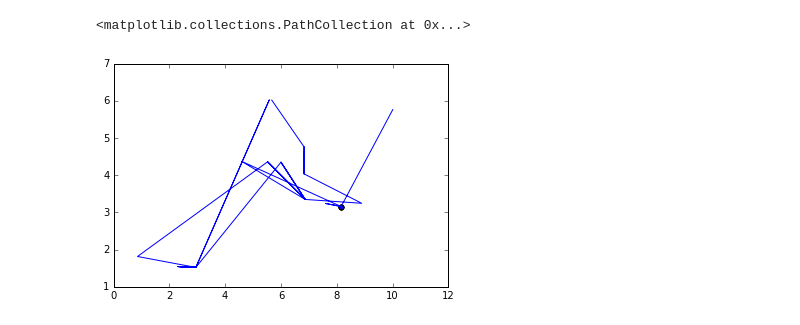
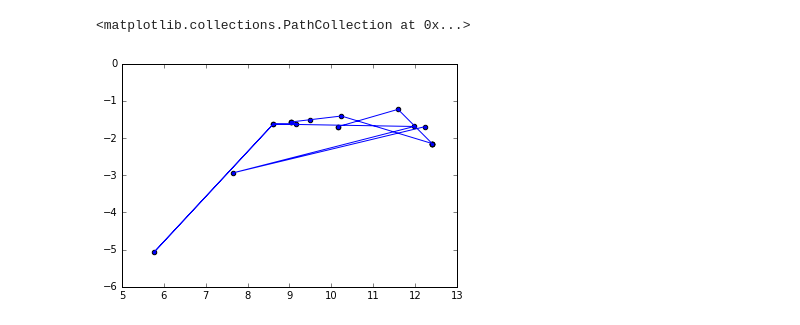
Before and after one commit to Informhunter/IPS, a Jupyter notebook: JupiterNB/data_from_db_analysis/data_overview.ipynb, the cells around one changed output. Cells and saved outputs as stored; diff of their text form; code cells hidden in the pictures.

```diff
--- a/JupiterNB/data_from_db_analysis/data_overview.ipynb
+++ b/JupiterNB/data_from_db_analysis/data_overview.ipynb
@@ -70,5 +70,5 @@ def plot_session(df):
 # %%
-def filter_session(sess_df):
+def filter_session(sess_df, ):
     result = pd.DataFrame()
     for minor in sess_df.Minor.unique():
         result = result.append(rssi_lowess_smooth(sess_df[sess_df.Minor == minor]))
@@ -88,5 +88,5 @@ plot_session(sess)
 # %%
-filtered_df = filter_rssi_df(df)
+filtered_df = filter_rssi_df(df[df.SessId != 32])
 # %%
 filtered_df.head()
 # %% [output]
@@ -103,0 +106,2 @@ route_1_rssi = route_1_rssi[route_1_rssi.UUID == 'b9407f30f5f8466eaff925556b57fe
+# %%
+route_1_rssi = df[df.SessId == 32]
@@ -203,8 +209,8 @@ for b in test_bins:
     x.append(pos.calc_x())
     y.append(pos.calc_y())
 # %%
-plt.plot(x, y)
-plt.scatter(x[15:25], y[15:25])
+plt.plot(x[:20], -np.array(y[:20]))
+plt.scatter(x[:20], -np.array(y[:20]))
 # %% [output]
 <matplotlib.collections.PathCollection at 0x...>
-[figure, old version]
+[figure, new version]
```
Also changed, not shown: parts of 23 cells of this notebook.
